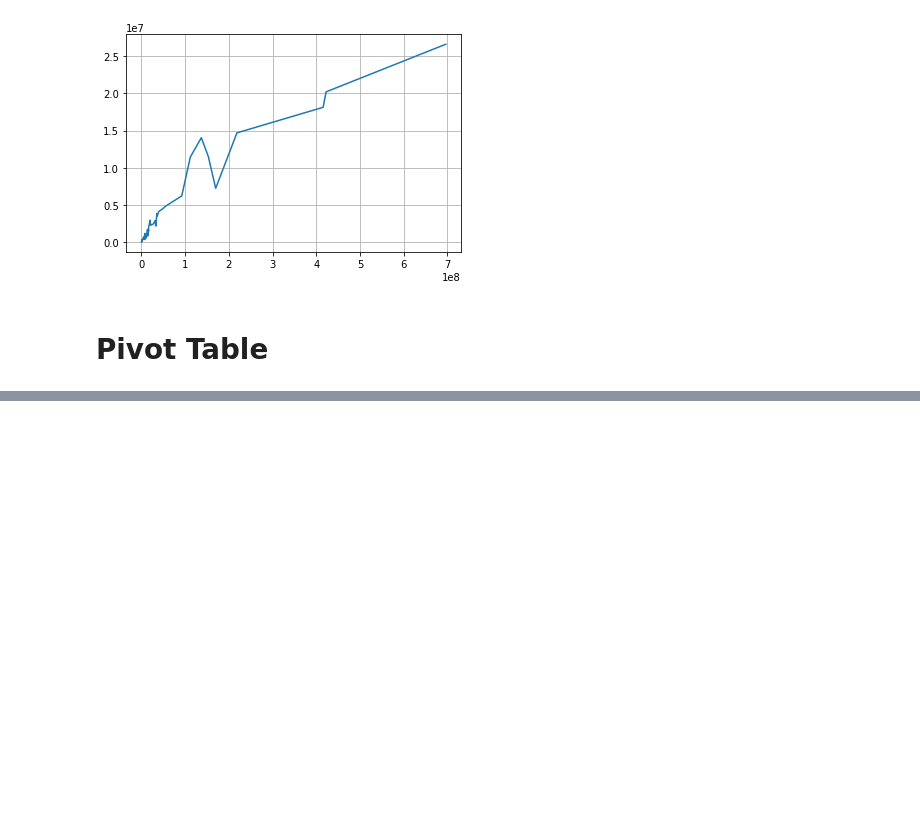
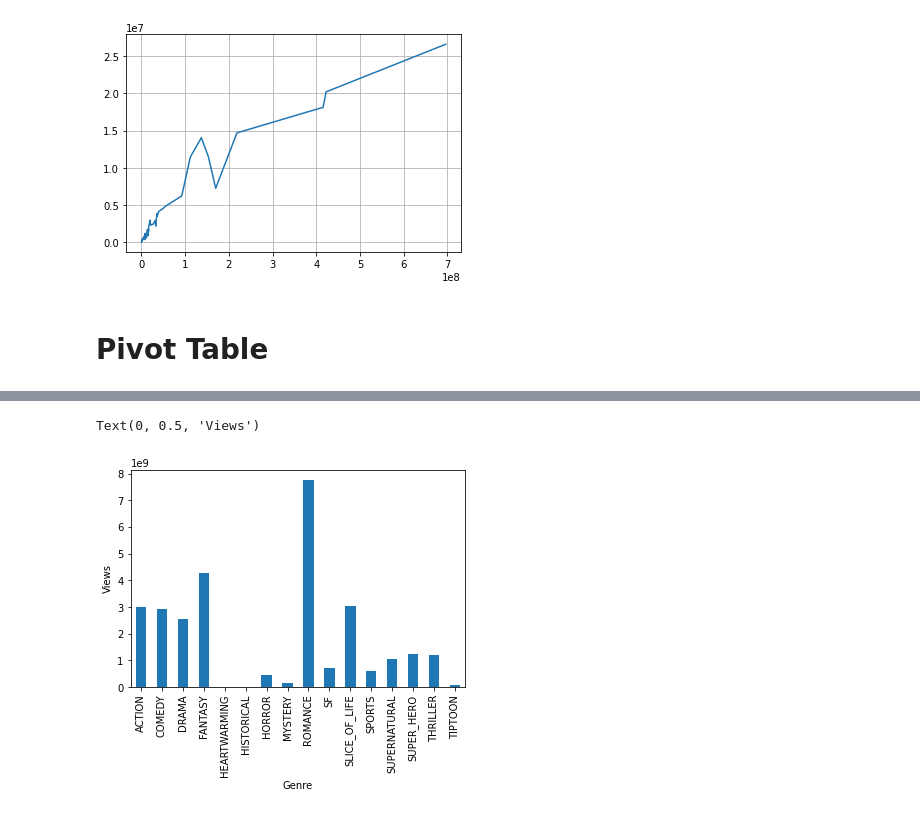
Before and after one commit to JohnLervandal/CS103A-CPA01, a Jupyter notebook: CPA01.ipynb, the cells around one changed output, grey strips where cells are left out. Cells and saved outputs as stored; diff of their text form; code cells hidden in the pictures; blank space fills up the shorter version.

```diff
--- a/CPA01.ipynb
+++ b/CPA01.ipynb
@@ -134,0 +155,8 @@ NameError: name 'plit' is not defined
+# %%
+fac = df.groupby('genre')['views'].agg(sum)
+fac.plot.bar()
+plt.xlabel("Genre")
+plt.ylabel("Views")
+# %% [output]
+Text(0, 0.5, 'Views')
+[figure, added]
```
Also changed, not shown: parts of 10 cells of this notebook.
